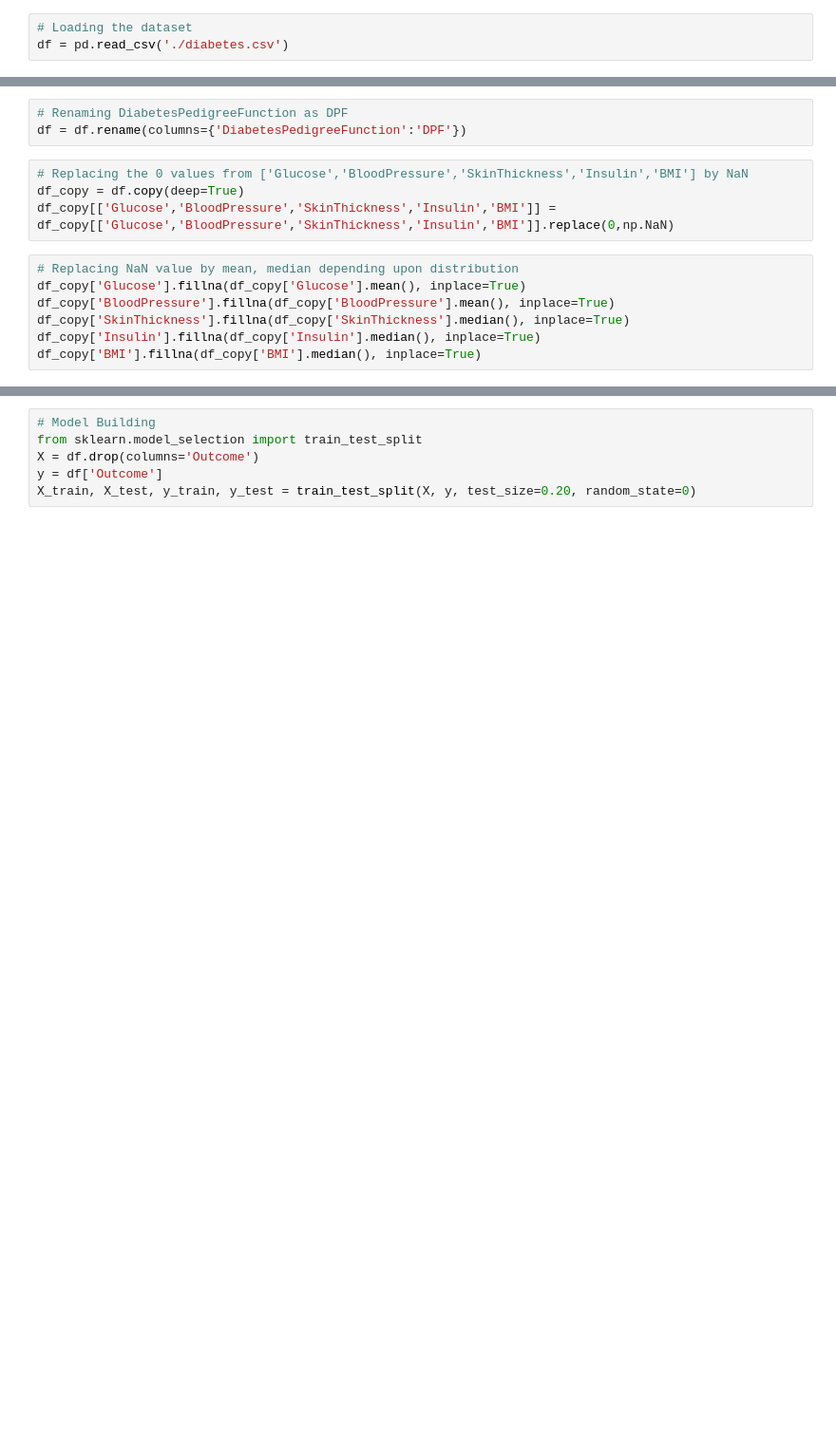
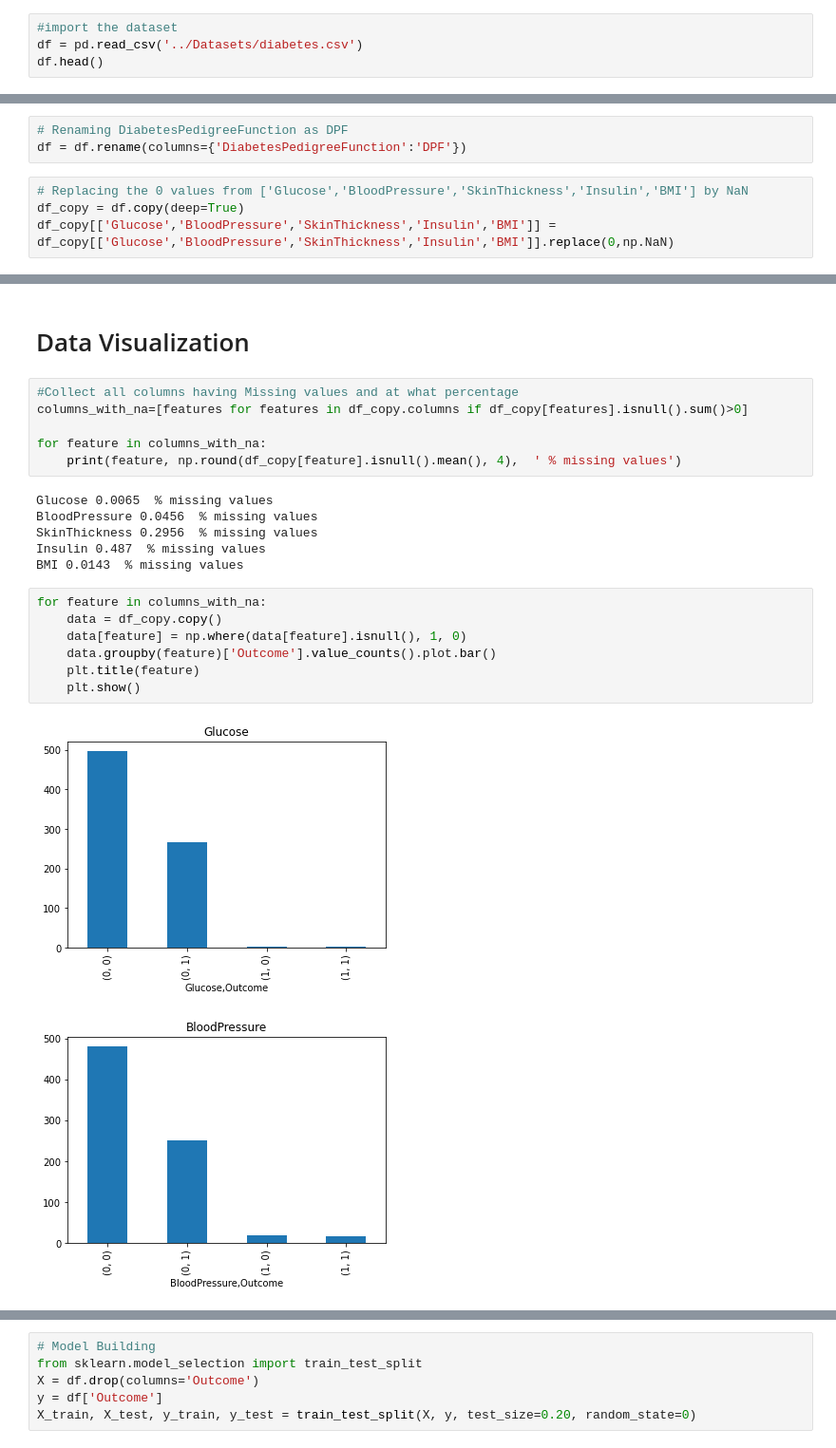
Before and after one commit to kritikaparmar-programmer/HealthCheck, a Jupyter notebook: Notebooks/DiabetesNotebook.ipynb, the cells around one changed output, grey strips where cells are left out. Shown: that part at 95% size. Drawn from its saved outputs; the diff is of its cells as text; blank space fills up the shorter version.

Commit message:
Added enhancement to DiabetesNotebook.ipynb

```diff
--- a/Notebooks/DiabetesNotebook.ipynb
+++ b/Notebooks/DiabetesNotebook.ipynb
@@ -6,3 +7,4 @@ import pickle
 # %%
-# Loading the dataset
-df = pd.read_csv('./diabetes.csv')
+#import the dataset
+df = pd.read_csv('../Datasets/diabetes.csv')
+df.head()
@@ -22,10 +22,3 @@ df = df.rename(columns={'DiabetesPedigreeFunction':'DPF'})
 # Replacing the 0 values from ['Glucose','BloodPressure','SkinThickness','Insulin','BMI'] by NaN
 df_copy = df.copy(deep=True)
 df_copy[['Glucose','BloodPressure','SkinThickness','Insulin','BMI']] = df_copy[['Glucose','BloodPressure','SkinThickness','Insulin','BMI']].replace(0,np.NaN)
-# %%
-# Replacing NaN value by mean, median depending upon distribution
-df_copy['Glucose'].fillna(df_copy['Glucose'].mean(), inplace=True)
-df_copy['BloodPressure'].fillna(df_copy['BloodPressure'].mean(), inplace=True)
-df_copy['SkinThickness'].fillna(df_copy['SkinThickness'].median(), inplace=True)
-df_copy['Insulin'].fillna(df_copy['Insulin'].median(), inplace=True)
-df_copy['BMI'].fillna(df_copy['BMI'].median(), inplace=True)
@@ -31,0 +32,24 @@ df_copy['BMI'].fillna(df_copy['BMI'].median(), inplace=True)
+# %% [markdown]
+# Data Visualization
+# %%
+#Collect all columns having Missing values and at what percentage
+columns_with_na=[features for features in df_copy.columns if df_copy[features].isnull().sum()>0]
+
+for feature in columns_with_na:
+    print(feature, np.round(df_copy[feature].isnull().mean(), 4),  ' % missing values')
+# %% [output]
+Glucose 0.0065  % missing values
+BloodPressure 0.0456  % missing values
+SkinThickness 0.2956  % missing values
+Insulin 0.487  % missing values
+BMI 0.0143  % missing values
+# %%
+for feature in columns_with_na:
+    data = df_copy.copy()
+    data[feature] = np.where(data[feature].isnull(), 1, 0)
+    data.groupby(feature)['Outcome'].value_counts().plot.bar()
+    plt.title(feature)
+    plt.show()
+# %% [output]
+[figure, added]
+[figure, added]
```
Also changed, not shown: parts of 33 cells of this notebook, 3 other files.
